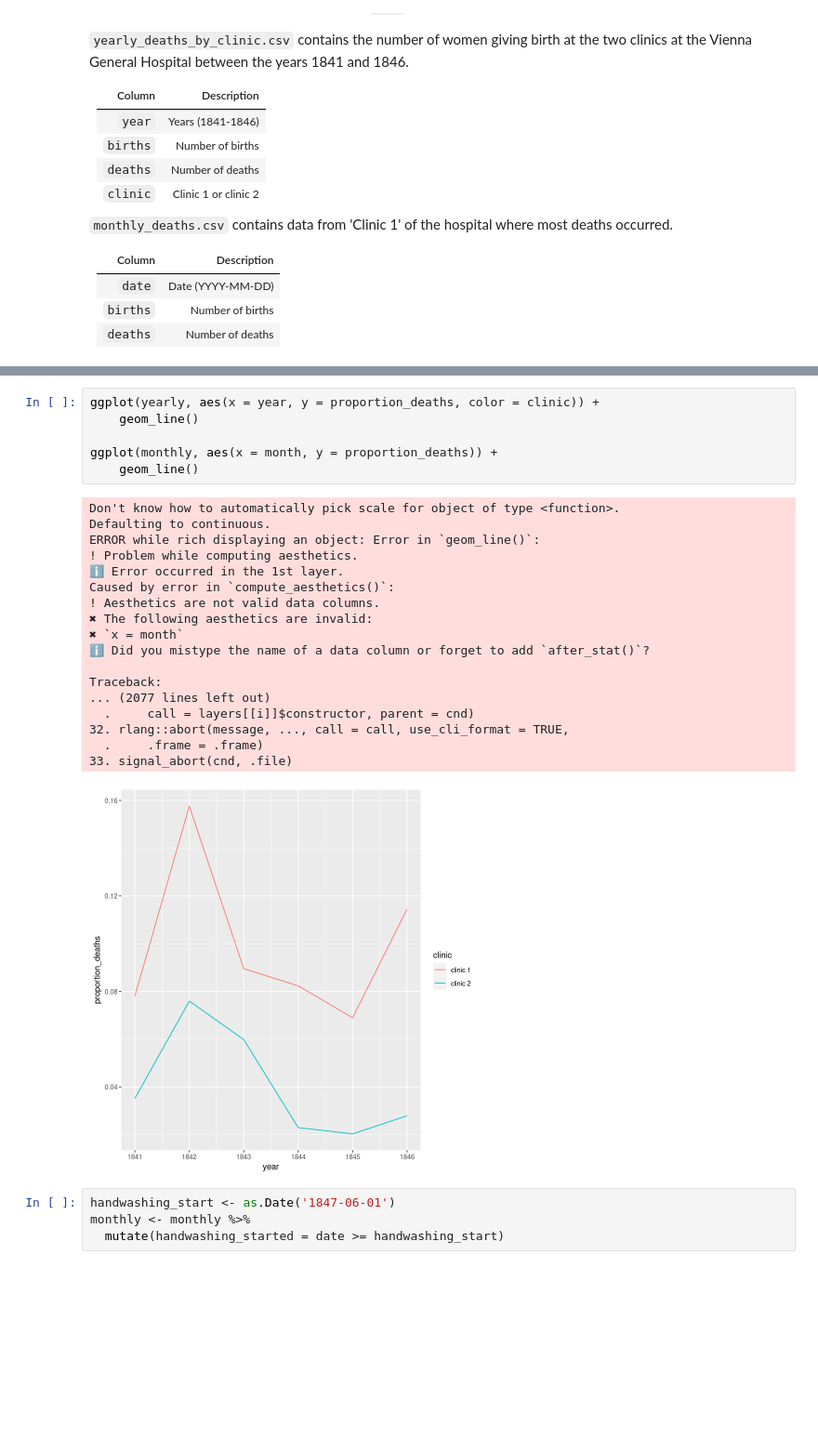
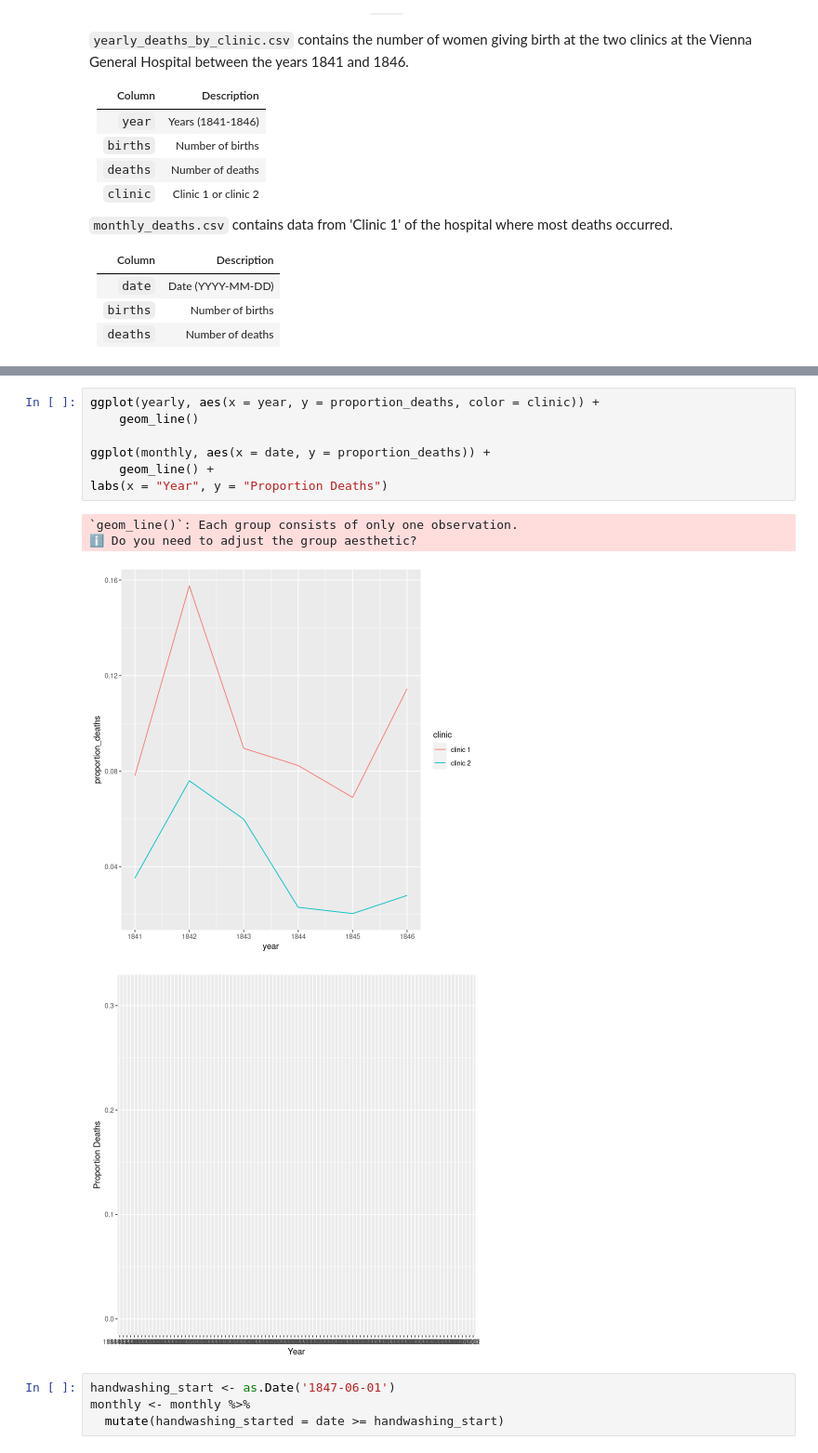
Before and after one commit to dpappster/DataCamp_Projects, a Jupyter notebook: Dr. Semmelweis and the Importance of Handwashing/notebook.ipynb, the cells around one changed output, grey strips where cells are left out. Shown: that part at 93% size. Cells and saved outputs as stored; diff of their text form; blank space fills up the shorter version.

```diff
--- a/Dr. Semmelweis and the Importance of Handwashing/notebook.ipynb
+++ b/Dr. Semmelweis and the Importance of Handwashing/notebook.ipynb
@@ -39,28 +59,15 @@ monthly <- monthly %>%
 # %%
 ggplot(yearly, aes(x = year, y = proportion_deaths, color = clinic)) +
 	geom_line()
 
-ggplot(monthly, aes(x = month, y = proportion_deaths)) +
-	geom_line()
+ggplot(monthly, aes(x = date, y = proportion_deaths)) +
+	geom_line() +
+labs(x = "Year", y = "Proportion Deaths")
 # %% [output]
-Don't know how to automatically pick scale for object of type <function>.
-Defaulting to continuous.
-ERROR while rich displaying an object: Error in `geom_line()`:
-! Problem while computing aesthetics.
-ℹ Error occurred in the 1st layer.
-Caused by error in `compute_aesthetics()`:
-! Aesthetics are not valid data columns.
-✖ The following aesthetics are invalid:
-✖ `x = month`
-ℹ Did you mistype the name of a data column or forget to add `after_stat()`?
-
-Traceback:
-... (2077 lines left out)
-  .     call = layers[[i]]$constructor, parent = cnd)
-32. rlang::abort(message, ..., call = call, use_cli_format = TRUE,
-  .     .frame = .frame)
-33. signal_abort(cnd, .file)
+`geom_line()`: Each group consists of only one observation.
+ℹ Do you need to adjust the group aesthetic?
 [figure]
+[figure, added]
 # %%
 handwashing_start <- as.Date('1847-06-01')
 monthly <- monthly %>%
```
Also changed, not shown: parts of 1 cell of this notebook.
